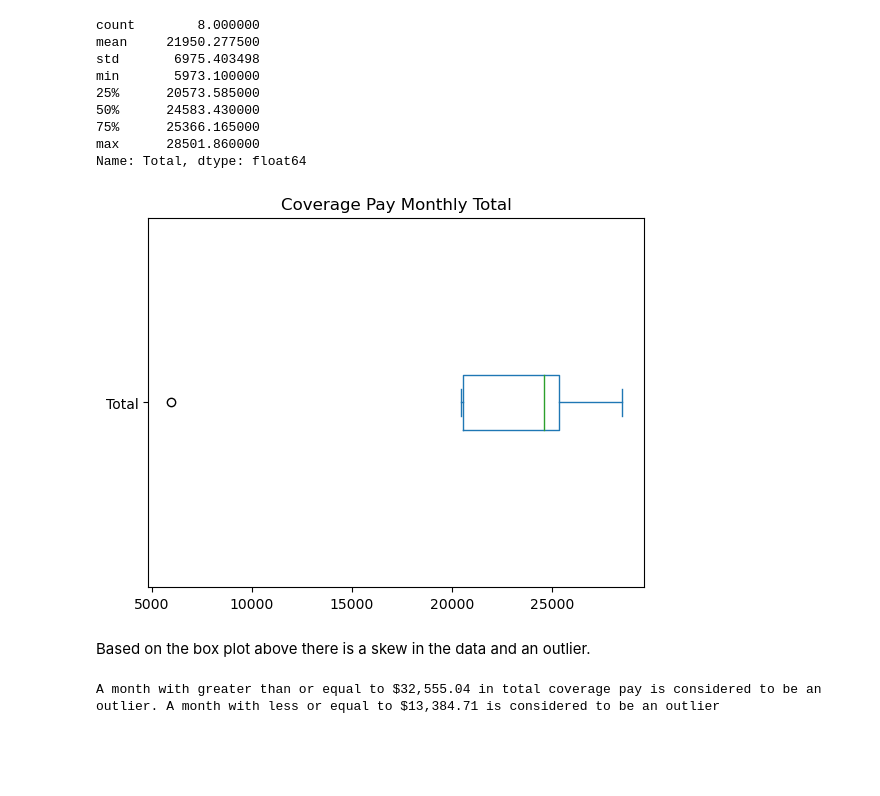
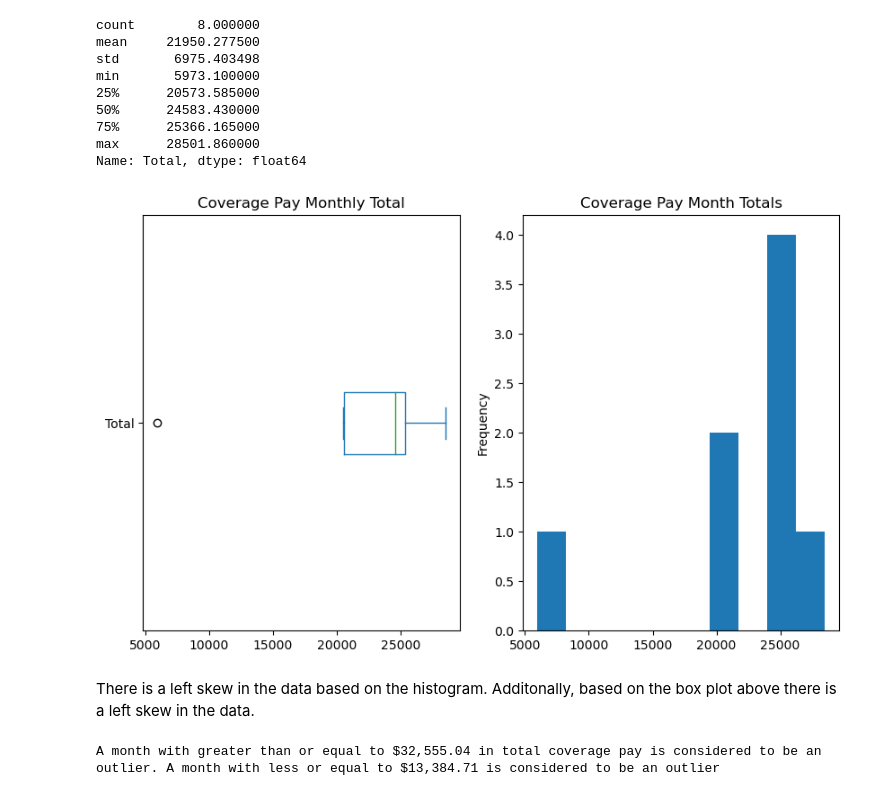
Before and after one commit to Scipio94/Coverage-Pay-Analysis, a Jupyter notebook: Coverage Pay Linear Regression Model.ipynb, the cells around one changed output. Saved outputs shown, nothing was run; the diff lists cells and outputs as text; code cells hidden in the pictures; blank space fills up the shorter version.

```diff
--- a/Coverage Pay Linear Regression Model.ipynb
+++ b/Coverage Pay Linear Regression Model.ipynb
@@ -42,14 +42,16 @@ max      28501.860000
 Name: Total, dtype: float64
 # %%
 # Coverage Pay Total Distribution
-df['Total'].plot(kind = 'box', vert = False,
-                 title = 'Coverage Pay Monthly Total')
+fig, ax = plt.subplots(nrows =1 , ncols =2, figsize = (10,6))
+
+df['Total'].plot(kind = 'box', vert = False, ax = ax[0],title = 'Coverage Pay Monthly Total')
+df['Total'].plot(kind = 'hist', title = 'Coverage Pay Month Totals')
 
 plt.show()
 # %% [output]
-[figure, old version]
+[figure, new version]
 # %% [markdown]
-Based on the box plot above there is a skew in the data and an outlier.
+There is a left skew in the data based on the histogram. Additonally, based on the box plot above there is a left skew in the data.
 # %%
 # Coverage Pay Monthly Totsl Outliers
 _75 = df['Total'].quantile(.75)
```
Also changed, not shown: parts of 6 cells of this notebook.
